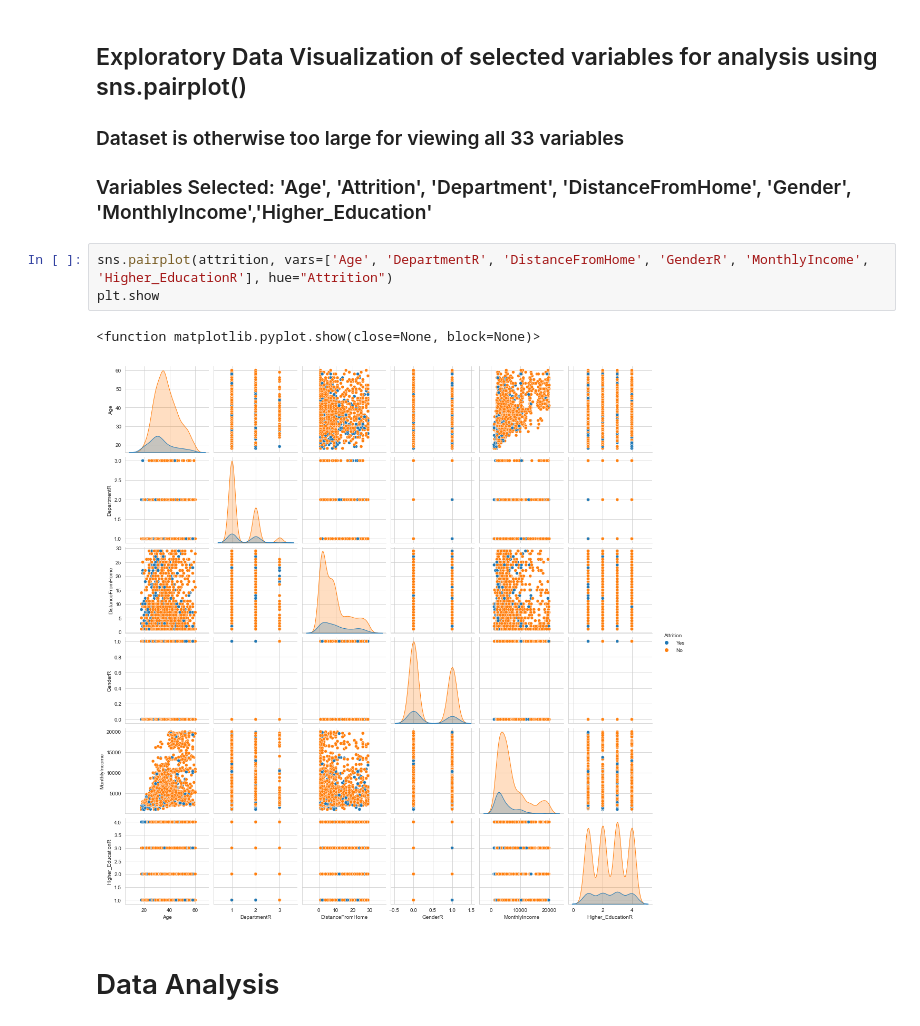
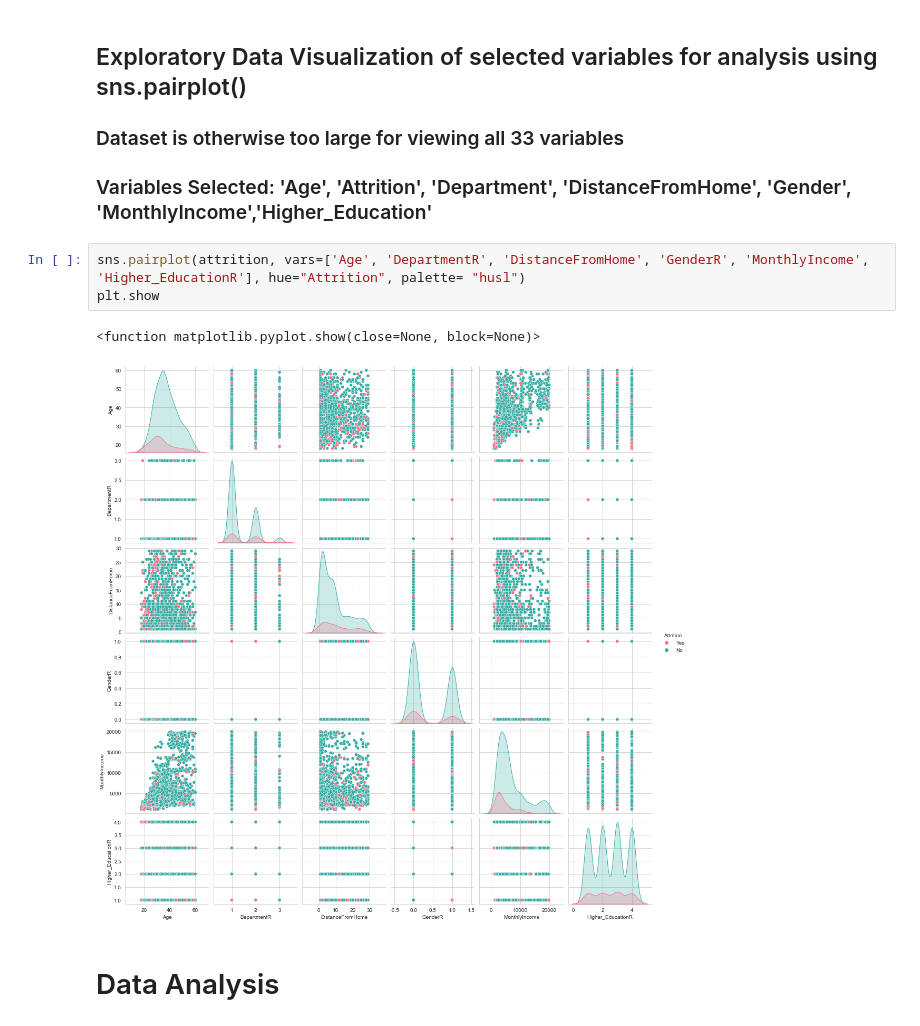
Before and after one commit to SarahMangrum/WozUFinalProject, a Jupyter notebook: HR_Attrition_FINAL.ipynb, the cells around one changed output. Drawn from its saved outputs; the diff is of its cells as text.

```diff
--- a/HR_Attrition_FINAL.ipynb
+++ b/HR_Attrition_FINAL.ipynb
@@ -453,11 +453,11 @@ plt.show
 ### Dataset is otherwise too large for viewing all 33 variables
 ### Variables Selected:  'Age', 'Attrition', 'Department', 'DistanceFromHome', 'Gender', 'MonthlyIncome','Higher_Education'
 # %%
-sns.pairplot(attrition, vars=['Age', 'DepartmentR', 'DistanceFromHome', 'GenderR', 'MonthlyIncome', 'Higher_EducationR'], hue="Attrition")
+sns.pairplot(attrition, vars=['Age', 'DepartmentR', 'DistanceFromHome', 'GenderR', 'MonthlyIncome', 'Higher_EducationR'], hue="Attrition", palette= "husl")
 plt.show
 # %% [output]
 <function matplotlib.pyplot.show(close=None, block=None)>
-[figure, old version]
+[figure, new version]
 # %% [markdown]
 # Data Analysis
 # %% [markdown]
```
Also changed, not shown: parts of 26 cells of this notebook.
